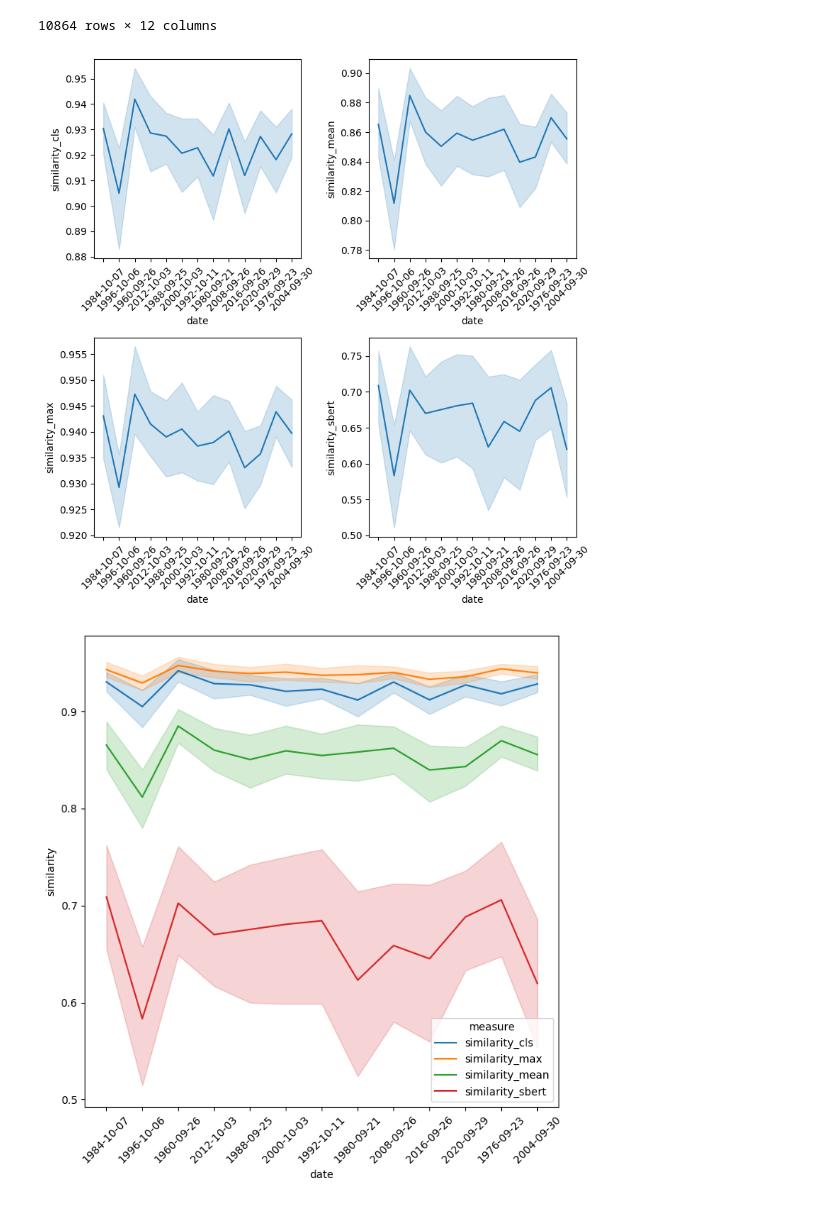
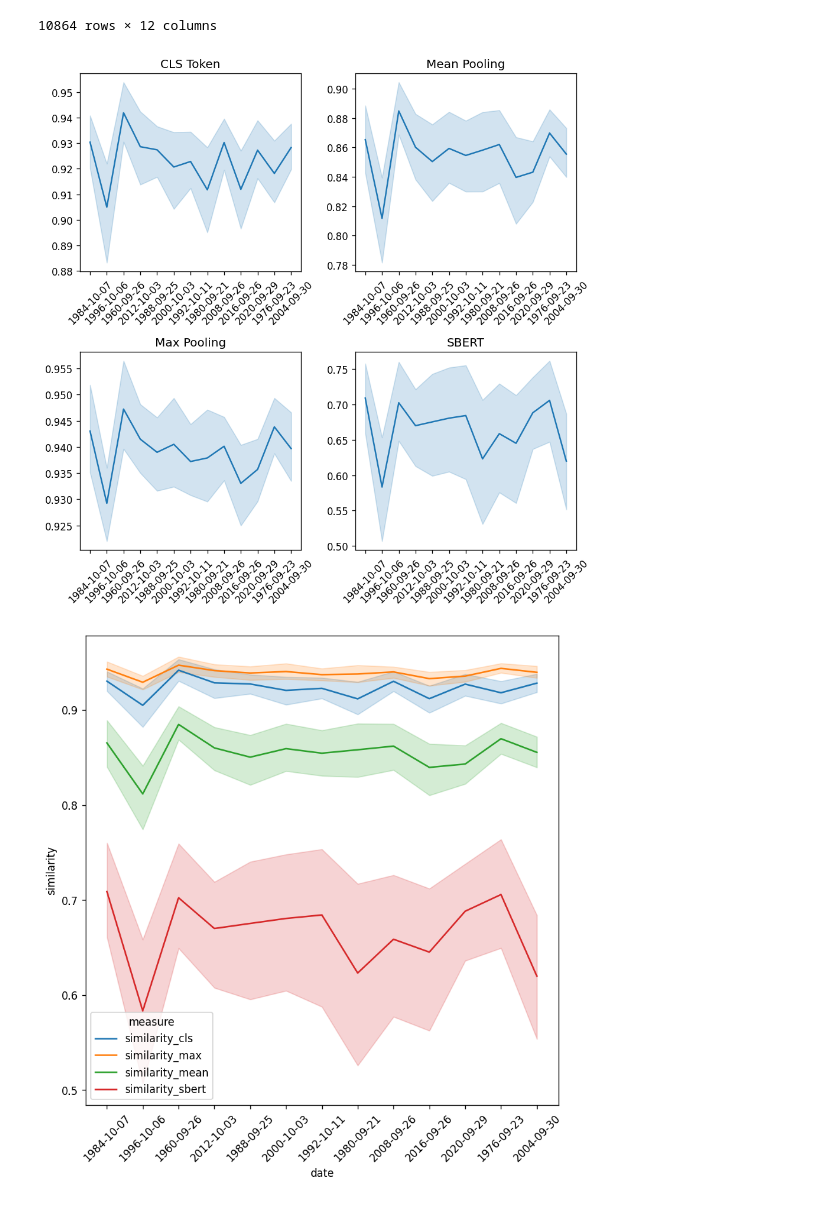
Before and after one commit to ngruenefeld/qud-for-us-presidential-debates, a Jupyter notebook: us_debates_metrics.ipynb, the cells around one changed output. Saved outputs shown, nothing was run; the diff lists cells and outputs as text; code cells hidden in the pictures.

Commit message:
feat: plots

```diff
--- a/us_debates_metrics.ipynb
+++ b/us_debates_metrics.ipynb
@@ -10,7 +10,7 @@ from tqdm import tqdm
 
 tqdm.pandas()
 # %%
-# mpl.rcParams['figure.dpi'] = 300
+mpl.rcParams['figure.dpi'] = 120
 # %%
 data_base_dir = "data/by_date"
 
@@ -99,0 +101,14 @@ debate_lenghts, debate_lenghts_f
+# %%
+fig, axs = plt.subplots(3, 1, figsize=(8, 8))
+
+sns.barplot(data=debate_lenghts, ax=axs[0]).set_title("Debate Lenghts")
+axs[0].set_xlabel(None)
+sns.barplot(data=debate_lenghts_f, ax=axs[1]).set_title("Number of clean Questions in Debate")
+axs[1].set_xlabel(None)
+sns.lineplot(data=debate_ratios, ax=axs[2]).set_title("Share of clean Questions in Debate")
+axs[2].set_xlabel(None)
+
+for ax in axs:
+    ax.tick_params(axis='x', rotation=45)
+
+fig.tight_layout()
@@ -132,21 +149,30 @@ df_melted
 # %%
 fig, axs = plt.subplots(2, 2, figsize=(8, 8))
 
-sns.lineplot(data=df, x="date", y="similarity_cls", ax=axs[0, 0])
-sns.lineplot(data=df, x="date", y="similarity_mean", ax=axs[0, 1])
-sns.lineplot(data=df, x="date", y="similarity_max", ax=axs[1, 0])
-sns.lineplot(data=df, x="date", y="similarity_sbert", ax=axs[1, 1])
+sns.lineplot(data=df, x="date", y="similarity_cls", ax=axs[0, 0]).set_title("CLS Token")
+axs[0, 0].set_xlabel(None)
+axs[0, 0].set_ylabel(None)
+sns.lineplot(data=df, x="date", y="similarity_mean", ax=axs[0, 1]).set_title("Mean Pooling")
+axs[0, 1].set_xlabel(None)
+axs[0, 1].set_ylabel(None)
+sns.lineplot(data=df, x="date", y="similarity_max", ax=axs[1, 0]).set_title("Max Pooling")
+axs[1, 0].set_xlabel(None)
+axs[1, 0].set_ylabel(None)
+sns.lineplot(data=df, x="date", y="similarity_sbert", ax=axs[1, 1]).set_title("SBERT")
+axs[1, 1].set_xlabel(None)
+axs[1, 1].set_ylabel(None)
 
 for ax in axs:
     for a in ax:
         a.tick_params(axis='x', rotation=45)
 
+# fig.suptitle('Embedding Similarity')
 fig.tight_layout()
 # %% [output]
-[figure, old version]
+[figure, new version]
 # %%
 fig, ax = plt.subplots(figsize=(8, 8))
 sns.lineplot(data=df_melted, x="date", y="similarity", hue="measure", ax=ax)
 ax.tick_params(axis='x', rotation=45)
 # %% [output]
-[figure, old version]
+[figure, new version]
```
Also changed, not shown: parts of 5 cells of this notebook.
